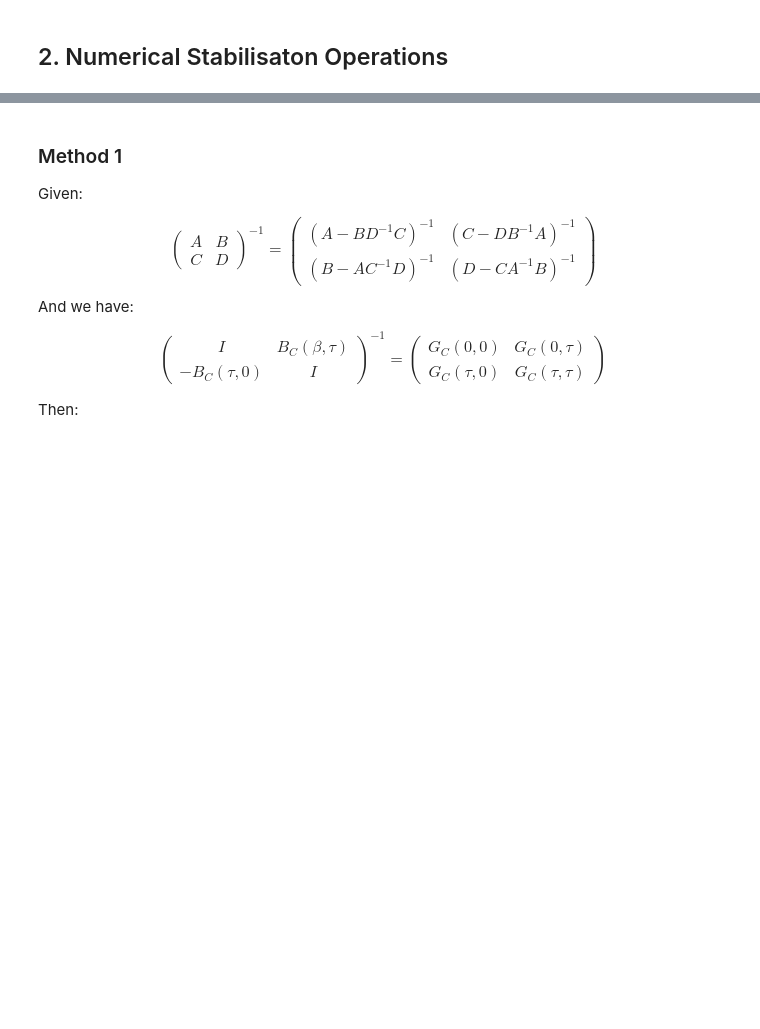
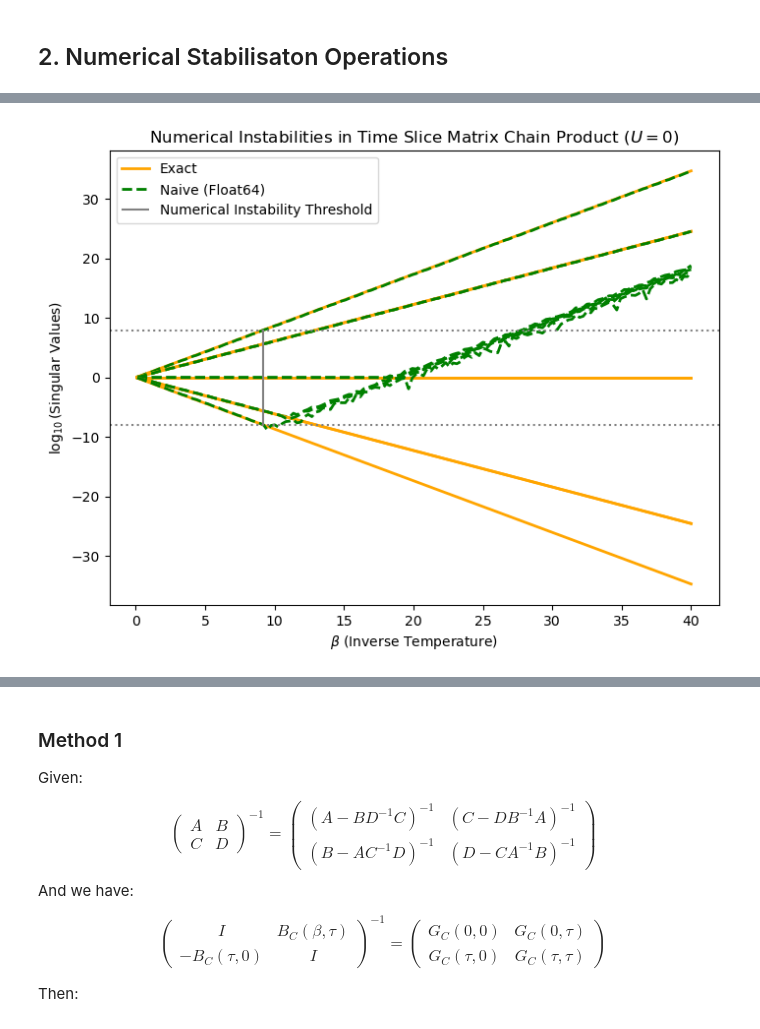
Before and after one commit to RENSHUZHE/HKU-DQMC, a Jupyter notebook: DQMC_Theory_3_Numerical_stability_and_sign_problem.ipynb, the cells around one changed output, grey strips where cells are left out. Saved outputs shown, nothing was run; the diff lists cells and outputs as text; code cells hidden in the pictures; blank space fills up the shorter version.

```diff
--- a/DQMC_Theory_3_Numerical_stability_and_sign_problem.ipynb
+++ b/DQMC_Theory_3_Numerical_stability_and_sign_problem.ipynb
@@ -89,0 +90,75 @@ Based on this, there are numerous methods to calculate the Green's function:
+# %%
+from scipy.linalg import expm
+
+# System parameters
+N_sites = 8  # Increased to 8 to show 8 singular values like the paper
+delta_tau = 0.1
+t = 1.0
+
+# Temperatures / Betas to evaluate (from beta = 0 to beta = 15)
+betas = np.linspace(0.1, 40, 150)
+
+
+# Initialise the kinetic energy matrix T (1D TBM PBC)
+T = np.zeros((N_sites, N_sites))
+for i in range(N_sites):
+    T[i, (i + 1) % N_sites] = -t
+    T[(i + 1) % N_sites, i] = -t
+
+# Define the single time slice matrix B
+B = expm(-delta_tau * T)
+
+# Arrays to store results
+naive_singular_values = []
+exact_singular_values = []
+
+
+# Exact eigenvalues of T for comparison
+# epsilon_k = -2t * cos(k), where k = 2 * pi * n / N_sites
+k_values = 2 * np.pi * np.arange(N_sites) / N_sites
+eigenvalues_T = -2 * t * np.cos(k_values)
+
+for beta in betas:
+    M = int(beta / delta_tau)
+
+    # --- Naive Computation ---
+    B_prod = np.eye(N_sites)
+    for _ in range(M):
+        # Repeated multiplication degrades numerical stability at large M
+        B_prod = B_prod @ B
+
+    # Extract singular values using SVD
+    _, S_naive, _ = np.linalg.svd(B_prod)
+    naive_singular_values.append(np.sort(S_naive)[::-1])
+
+    # --- Exact / Arbitrary Precision Equivalent ---
+    S_exact = np.exp(-beta * eigenvalues_T)
+    exact_singular_values.append(np.sort(S_exact)[::-1])
+
+naive_singular_values = np.array(naive_singular_values)
+exact_singular_values = np.array(exact_singular_values)
+
+# Plotting the numerical instability
+plt.figure(figsize=(8, 6))
+
+# Compute the base-10 logarithm of the singular values
+log_exact_singular_values = np.log10(exact_singular_values)
+log_naive_singular_values = np.log10(naive_singular_values)
+for i in range(N_sites):
+    # Plot the calculated log values
+    plt.plot(betas, log_exact_singular_values[:, i], color='orange', linewidth=2, label='Exact' if i == 0 else "")
+    plt.plot(betas, log_naive_singular_values[:, i], color='green', linestyle='--', linewidth=2, label='Naive (Float64)' if i == 0 else "")
+
+
+# The precision limit 1e-16 becomes -16 in log10 space
+plt.axhline(-np.log10(2**53)/2, color='grey', linestyle=':')
+plt.axhline(np.log10(2**53)/2, color='grey', linestyle=':')
+plt.vlines(9.18,  ymin=-8.0, ymax=8.0, color='grey', linestyle='-', label = 'Numerical Instability Threshold')  # Vertical line at beta ~ 9.18
+
+plt.xlabel(r'$\beta$ (Inverse Temperature)')
+plt.ylabel(r'$\log_{10}$(Singular Values)')
+plt.title('Numerical Instabilities in Time Slice Matrix Chain Product ($U=0$)')
+plt.legend()
+plt.show()
+# %% [output]
+[figure, added]
```
Also changed, not shown: parts of 9 cells of this notebook, 2 other files.
